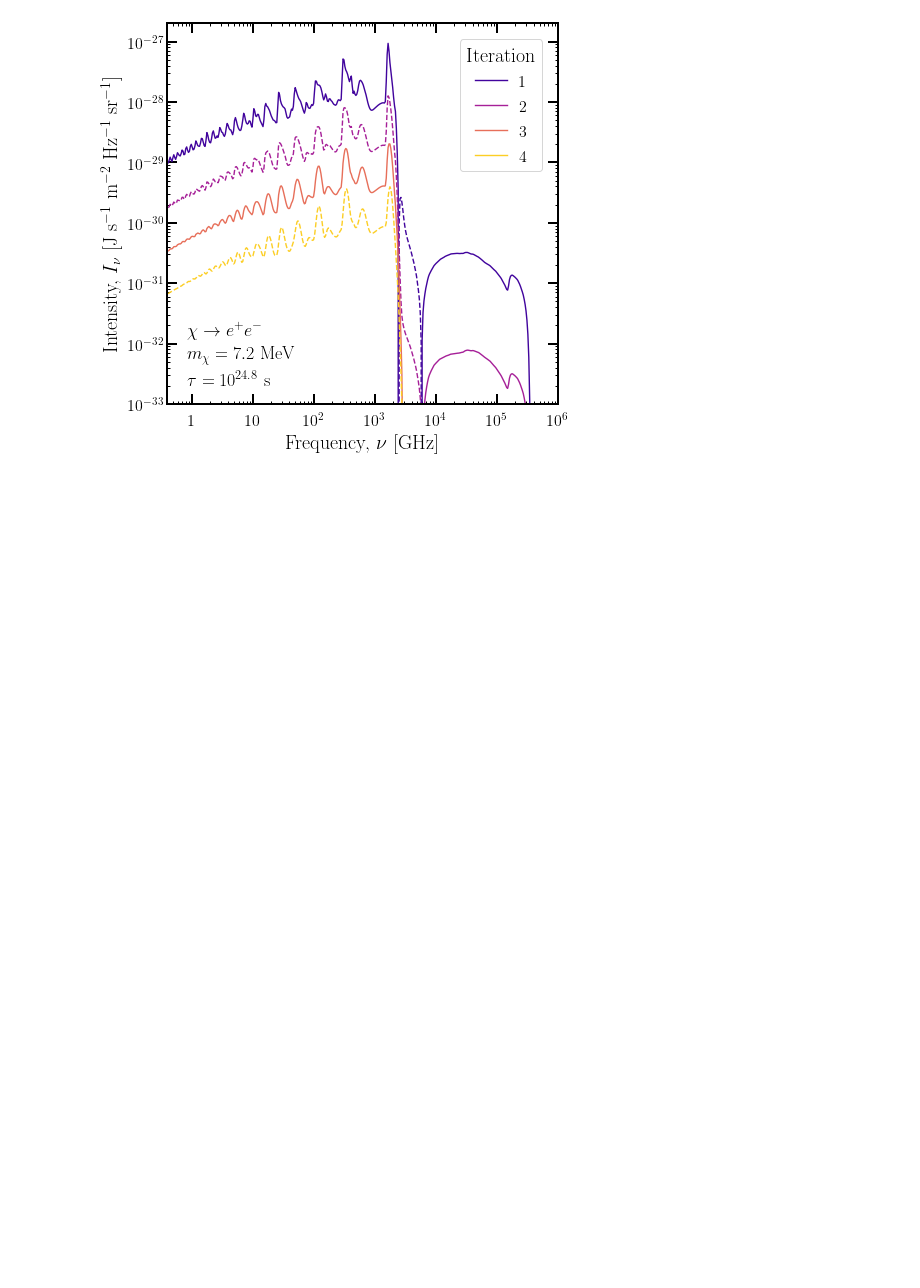
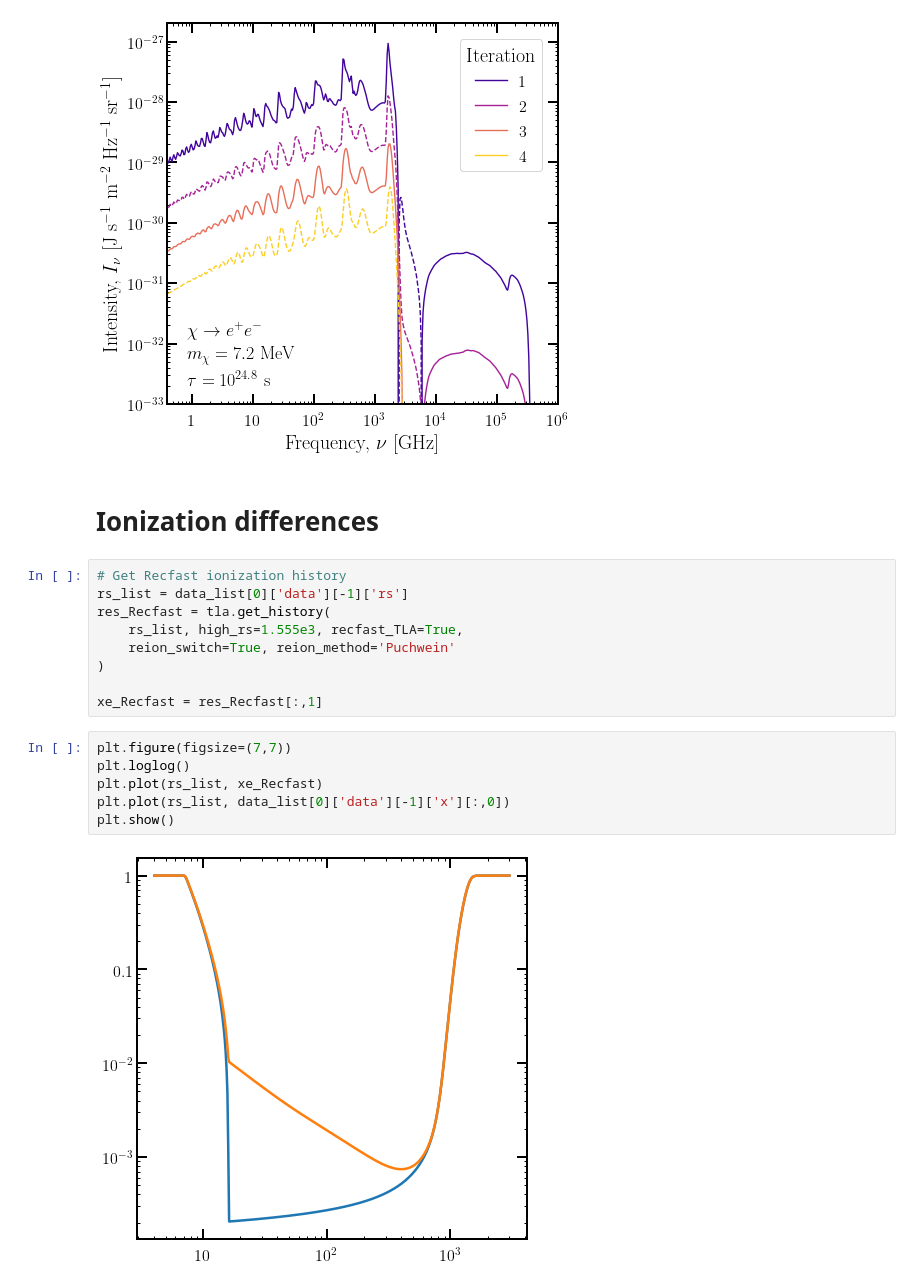
Before and after one commit to hongwanliu/DarkHistory, a Jupyter notebook: examples/DH_Upgrade/New_Results/full_distortion.ipynb, the cells around one changed output. Drawn from its saved outputs; the diff is of its cells as text; blank space fills up the shorter version.

Commit message:
added comparison of ionization histories to Recfast

```diff
--- a/examples/DH_Upgrade/New_Results/full_distortion.ipynb
+++ b/examples/DH_Upgrade/New_Results/full_distortion.ipynb
@@ -279,3 +281,22 @@ plt.savefig(fig_dir+'iterations.pdf')
 plt.show()
 # %% [output]
 [figure]
+# %% [markdown]
+# Ionization differences
+# %%
+# Get Recfast ionization history
+rs_list = data_list[0]['data'][-1]['rs']
+res_Recfast = tla.get_history(
+    rs_list, high_rs=1.555e3, recfast_TLA=True,
+    reion_switch=True, reion_method='Puchwein'
+)
+
+xe_Recfast = res_Recfast[:,1]
+# %%
+plt.figure(figsize=(7,7))
+plt.loglog()
+plt.plot(rs_list, xe_Recfast)
+plt.plot(rs_list, data_list[0]['data'][-1]['x'][:,0])
+plt.show()
+# %% [output]
+[figure, added]
```
Also changed, not shown: parts of 3 cells of this notebook.
